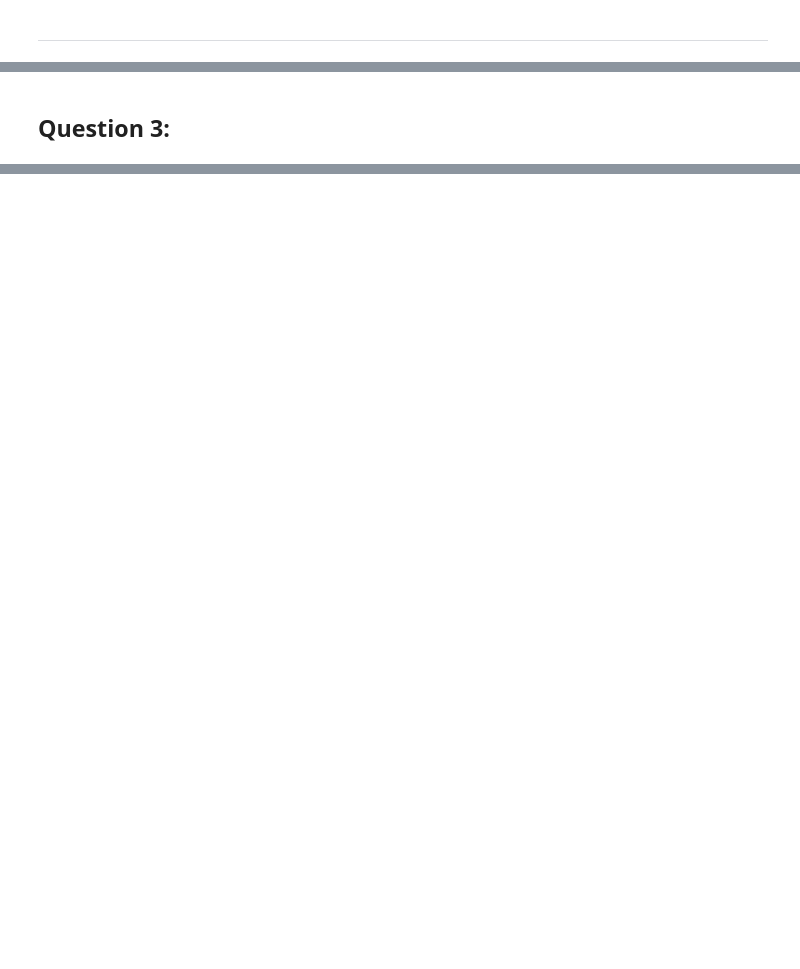
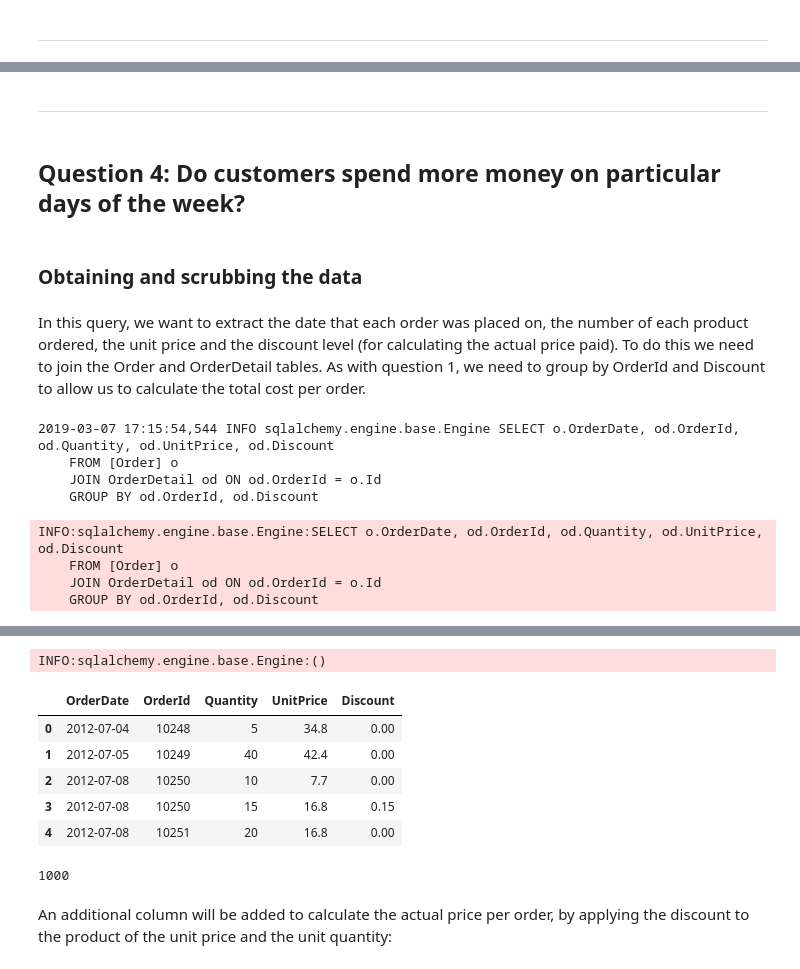
Before and after one commit to L-Lewis/dsc-2-final-project-online-ds-ft-011419, a Jupyter notebook: Module2_Project.ipynb, the cells around one changed output, grey strips where cells are left out. Cells and saved outputs as stored; diff of their text form; code cells hidden in the pictures; blank space fills up the shorter version.

Commit message:
started questions 3 and 4

```diff
--- a/Module2_Project.ipynb
+++ b/Module2_Project.ipynb
@@ -530,2 +664,25 @@ If Northwind was looking to focus on more profitable customers, a potential acti
 # %% [markdown]
-## Question 3:
+***
+# %% [markdown]
+## Question 4: Do customers spend more money on particular days of the week?
+# %% [markdown]
+### Obtaining and scrubbing the data
+# %% [markdown]
+In this query, we want to extract the date that each order was placed on, the number of each product ordered, the unit price and the discount level (for calculating the actual price paid). To do this we need to join the Order and OrderDetail tables. As with question 1, we need to group by OrderId and Discount to allow us to calculate the total cost per order.
+# %%
+# Extracting the dataset for question 4 as a pandas dataframe
+df4 = pd.read_sql_query("""SELECT o.OrderDate, od.OrderId, od.Quantity, od.UnitPrice, od.Discount
+    FROM [Order] o
+    JOIN OrderDetail od ON od.OrderId = o.Id
+    GROUP BY od.OrderId, od.Discount
+    """, engine)
+df4.head()
+# %% [output]
+2019-03-07 17:15:54,544 INFO sqlalchemy.engine.base.Engine SELECT o.OrderDate, od.OrderId, od.Quantity, od.UnitPrice, od.Discount
+    FROM [Order] o
+    JOIN OrderDetail od ON od.OrderId = o.Id
+    GROUP BY od.OrderId, od.Discount
+INFO:sqlalchemy.engine.base.Engine:SELECT o.OrderDate, od.OrderId, od.Quantity, od.UnitPrice, od.Discount
+    FROM [Order] o
+    JOIN OrderDetail od ON od.OrderId = o.Id
+    GROUP BY od.OrderId, od.Discount
@@ -531,0 +690,13 @@ If Northwind was looking to focus on more profitable customers, a potential acti
+INFO:sqlalchemy.engine.base.Engine:()
+|  | OrderDate | OrderId | Quantity | UnitPrice | Discount |
+| 0 | 2012-07-04 | 10248 | 5 | 34.8 | 0.00 |
+| 1 | 2012-07-05 | 10249 | 40 | 42.4 | 0.00 |
+| 2 | 2012-07-08 | 10250 | 10 | 7.7 | 0.00 |
+| 3 | 2012-07-08 | 10250 | 15 | 16.8 | 0.15 |
+| 4 | 2012-07-08 | 10251 | 20 | 16.8 | 0.00 |
+# %%
+len(df4)
+# %% [output]
+1000
+# %% [markdown]
+An additional column will be added to calculate the actual price per order, by applying the discount to the product of the unit price and the unit quantity:
```
Also changed, not shown: parts of 46 cells of this notebook.
